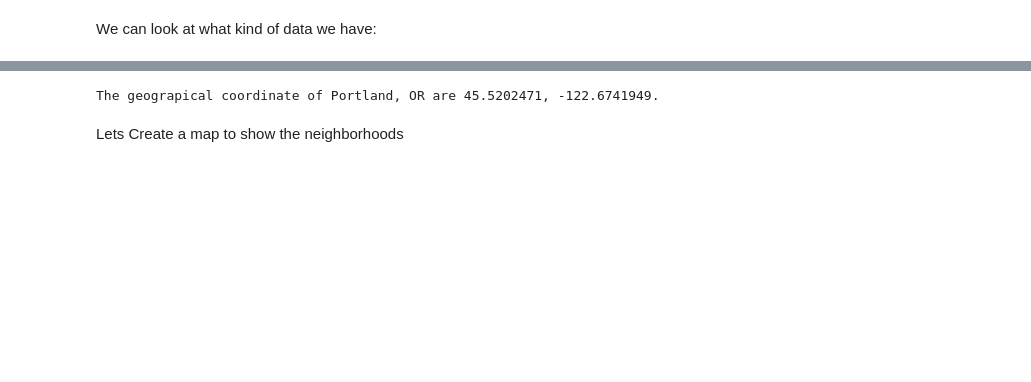
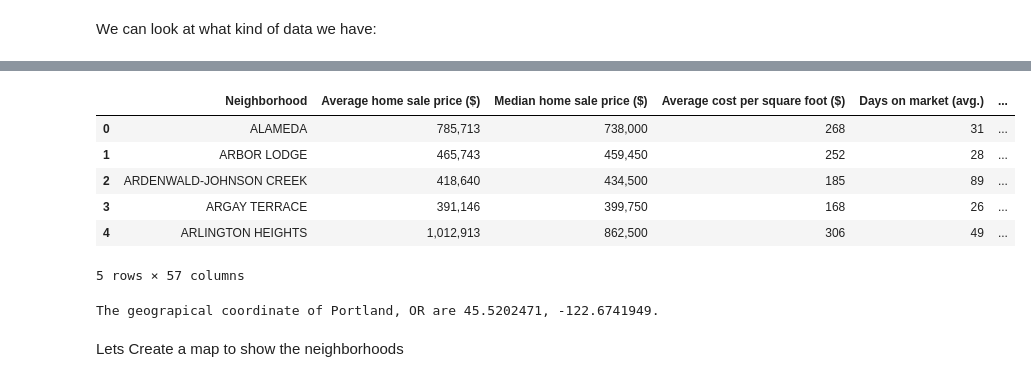
Before and after one commit to ExtraLime/Coursea_Capstone, a Jupyter notebook: pdx.ipynb, the cells around one changed output, grey strips where cells are left out. Cells and saved outputs as stored; diff of their text form; code cells hidden in the pictures; blank space fills up the shorter version.

```diff
--- a/pdx.ipynb
+++ b/pdx.ipynb
@@ -50,0 +225,2 @@ permits_df = pd.read_csv('Resi')
+# %%
+n_hoods = [i.lower() for i in pdx_hood_df['Neighborhood']]
@@ -50,0 +270,11 @@ permits_df = pd.read_csv('Resi')
+# %%
+before = [i for i in n_hoods if i not in geo_hoods]
+after = ['argay terrace','brentwood-darlington','brooklyn action corps','buckman community association',
+         'centennial community association','cully association of neighbors','portland downtown',
+         'dunthorpe','goose hollow foothills league','hayden island neighborhood network',
+         'hosford-abernethy neighborhood district assn.','irvington community association',
+         'lloyd district community association','mt. scott-arleta','mt. tabor','northwest district association',
+         'old town community association','parkrose heights association of neighbors','pearl district',
+         'sabin community association','sellwood-moreland improvement league','southwest hills residential league',
+         'sumner association of neighbors','sunderland association of neighbors', 'wilkes community group']
+replace_d = {k:v for k,v, in zip(before,after)}
@@ -50,0 +301,4 @@ permits_df = pd.read_csv('Resi')
+# %%
+#the replace dictionary looks good lets update the names
+old_names = [i.lower() for i in pdx_hood_df['Neighborhood']]
+new_names = [replace_d[i].upper() if i in replace_d.keys() else i.upper() for i in old_names]
@@ -51,3 +318,16 @@ permits_df = pd.read_csv('Resi')
+# %%
+#set neighborhood column back in df
+pdx_hood_df['Neighborhood'] = new_names
+# %%
+pdx_hood_df.head()
+# %% [output]
+|  | Neighborhood | Average home sale price ($) | Median home sale price ($) | Average cost per square foot ($) | Days on market (avg.) | ... |
+| 0 | ALAMEDA | 785,713 | 738,000 | 268 | 31 | ... |
+| 1 | ARBOR LODGE | 465,743 | 459,450 | 252 | 28 | ... |
+| 2 | ARDENWALD-JOHNSON CREEK | 418,640 | 434,500 | 185 | 89 | ... |
+| 3 | ARGAY TERRACE | 391,146 | 399,750 | 168 | 26 | ... |
+| 4 | ARLINGTON HEIGHTS | 1,012,913 | 862,500 | 306 | 49 | ... |
+5 rows × 57 columns
 # %%
 #get geocoords for portland
 address = "Portland, OR"
```
Also changed, not shown: parts of 38 cells of this notebook, 1 other file.
